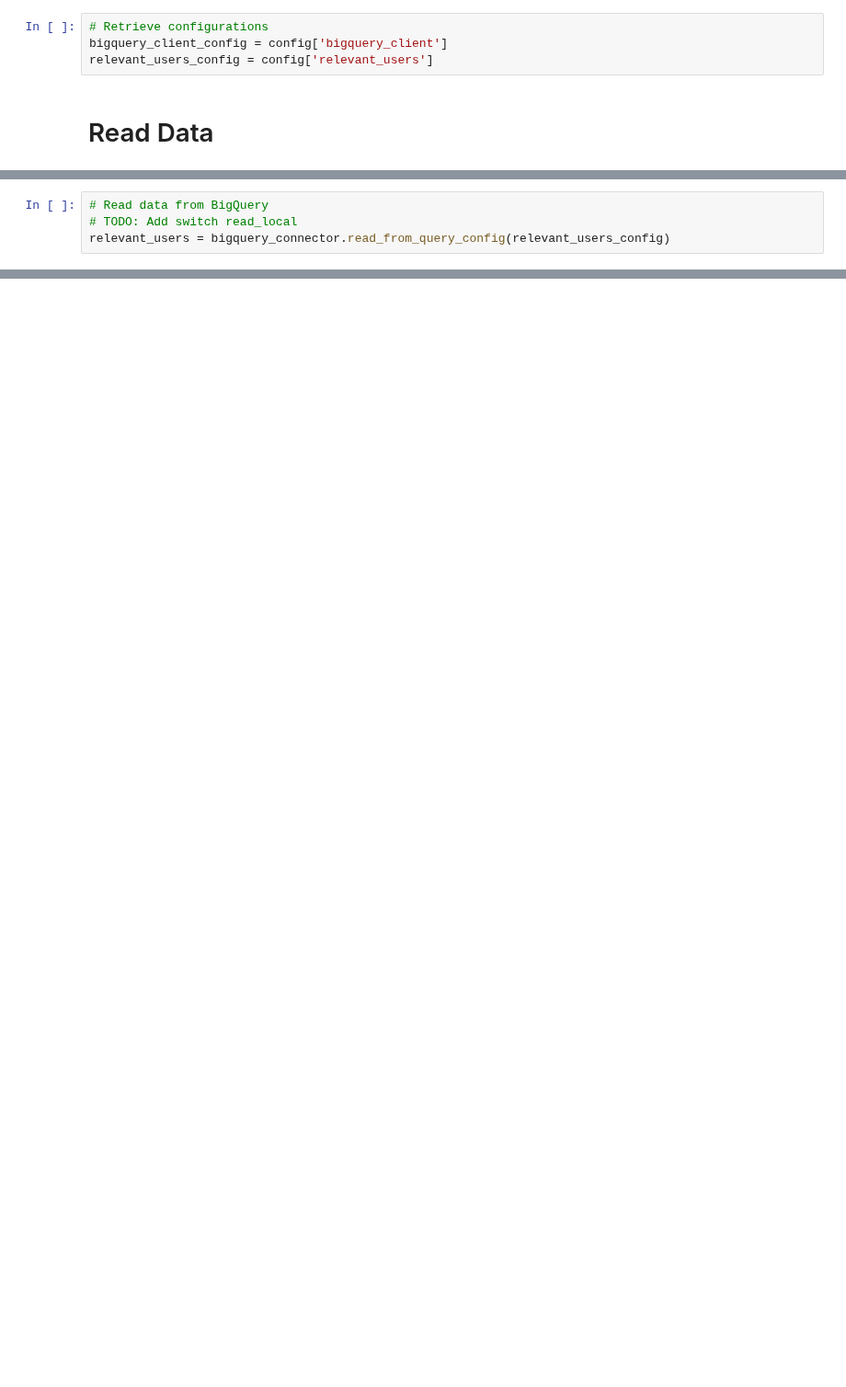
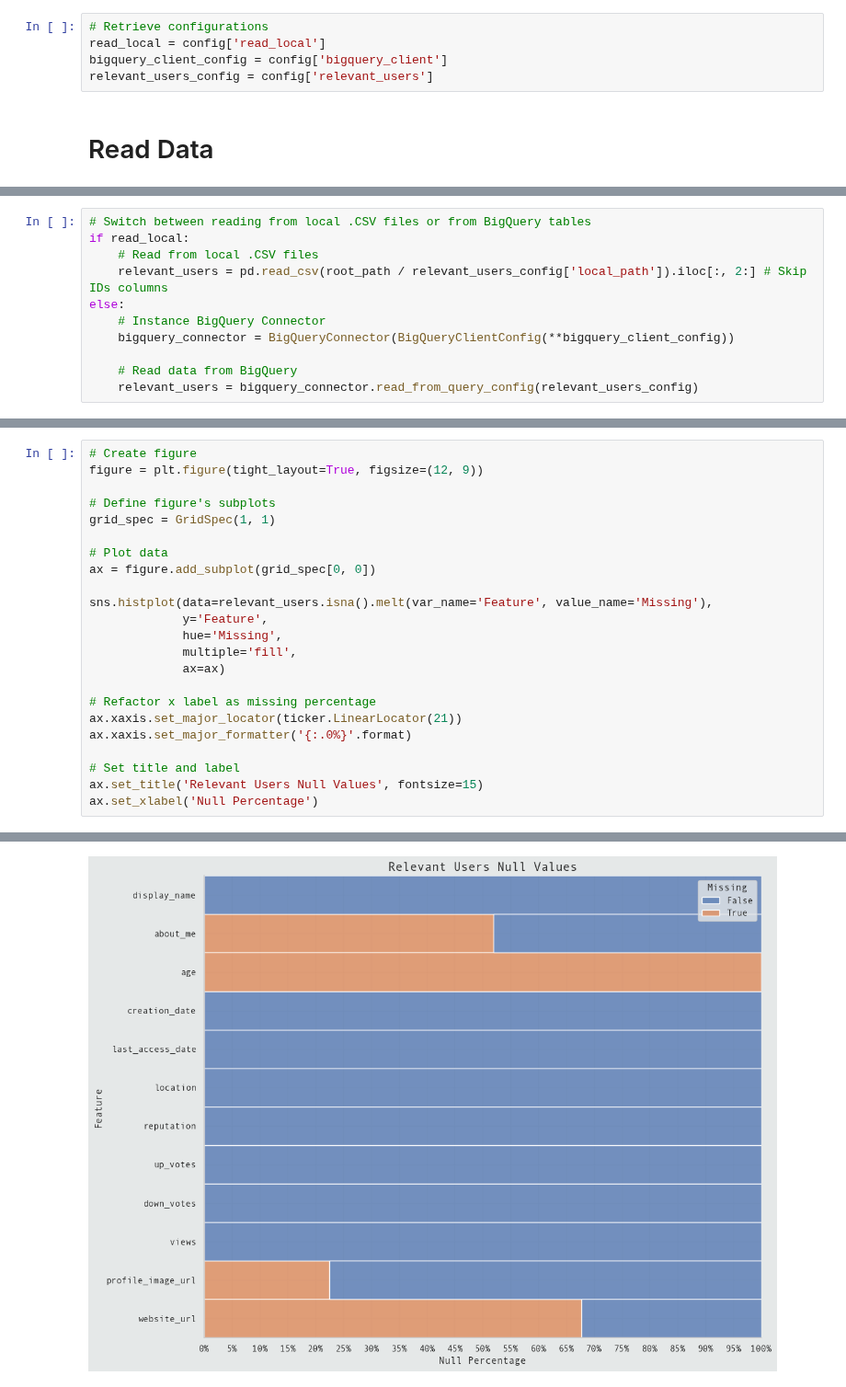
Before and after one commit to Volscente/DruidicGroveAI, a Jupyter notebook: notebooks/stackoverflow/eda/stackoverflow_eda.ipynb, the cells around one changed output, grey strips where cells are left out. Shown at 92% size. Drawn from its saved outputs; the diff is of its cells as text; blank space fills up the shorter version.

Commit message:
Relevant users general eda

```diff
--- a/notebooks/stackoverflow/eda/stackoverflow_eda.ipynb
+++ b/notebooks/stackoverflow/eda/stackoverflow_eda.ipynb
@@ -31,6 +63,7 @@ config = Dynaconf(
 )
 # %%
 # Retrieve configurations
+read_local = config['read_local']
 bigquery_client_config = config['bigquery_client']
 relevant_users_config = config['relevant_users']
 # %% [markdown]
@@ -43,4 +71,11 @@ bigquery_connector = BigQueryConnector(BigQueryClientConfig(**bigquery_client_co
 # %%
-# Read data from BigQuery
-# TODO: Add switch read_local
-relevant_users = bigquery_connector.read_from_query_config(relevant_users_config)
+# Switch between reading from local .CSV files or from BigQuery tables
+if read_local:
+    # Read from local .CSV files
+    relevant_users = pd.read_csv(root_path / relevant_users_config['local_path']).iloc[:, 2:] # Skip IDs columns
+else:
+    # Instance BigQuery Connector
+    bigquery_connector = BigQueryConnector(BigQueryClientConfig(**bigquery_client_config))
+
+    # Read data from BigQuery
+    relevant_users = bigquery_connector.read_from_query_config(relevant_users_config)
@@ -55,0 +135,24 @@ relevant_users = bigquery_connector.read_from_query_config(relevant_users_config
+# %%
+# Create figure
+figure = plt.figure(tight_layout=True, figsize=(12, 9))
+
+# Define figure's subplots
+grid_spec = GridSpec(1, 1)
+
+# Plot data
+ax = figure.add_subplot(grid_spec[0, 0])
+
+sns.histplot(data=relevant_users.isna().melt(var_name='Feature', value_name='Missing'),
+             y='Feature',
+             hue='Missing',
+             multiple='fill',
+             ax=ax)
+
+# Refactor x label as missing percentage
+ax.xaxis.set_major_locator(ticker.LinearLocator(21))
+ax.xaxis.set_major_formatter('{:.0%}'.format)
+
+# Set title and label
+ax.set_title('Relevant Users Null Values', fontsize=15)
+ax.set_xlabel('Null Percentage')
+# %% [output]
@@ -55,0 +160 @@ relevant_users = bigquery_connector.read_from_query_config(relevant_users_config
+[figure, added]
```
Also changed, not shown: parts of 15 cells of this notebook, 3 other files.
